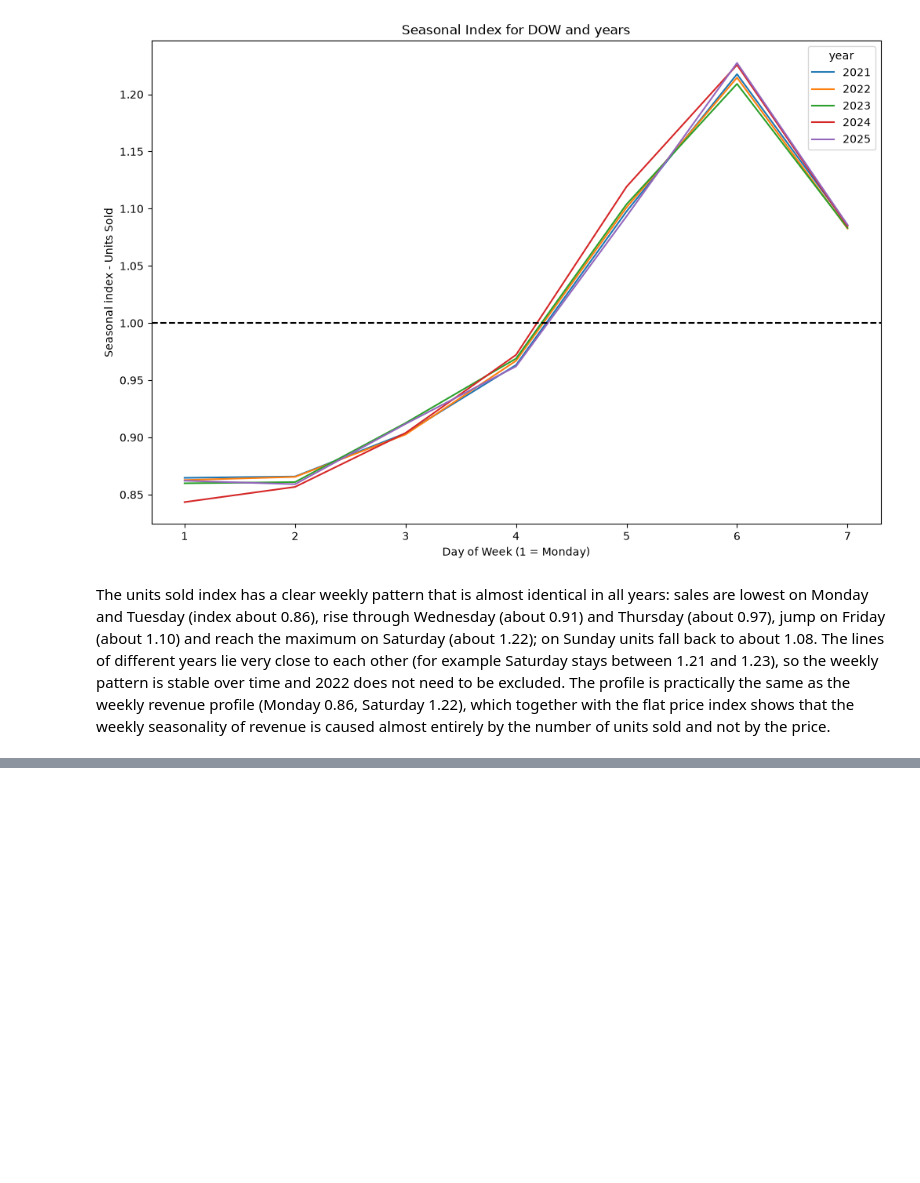
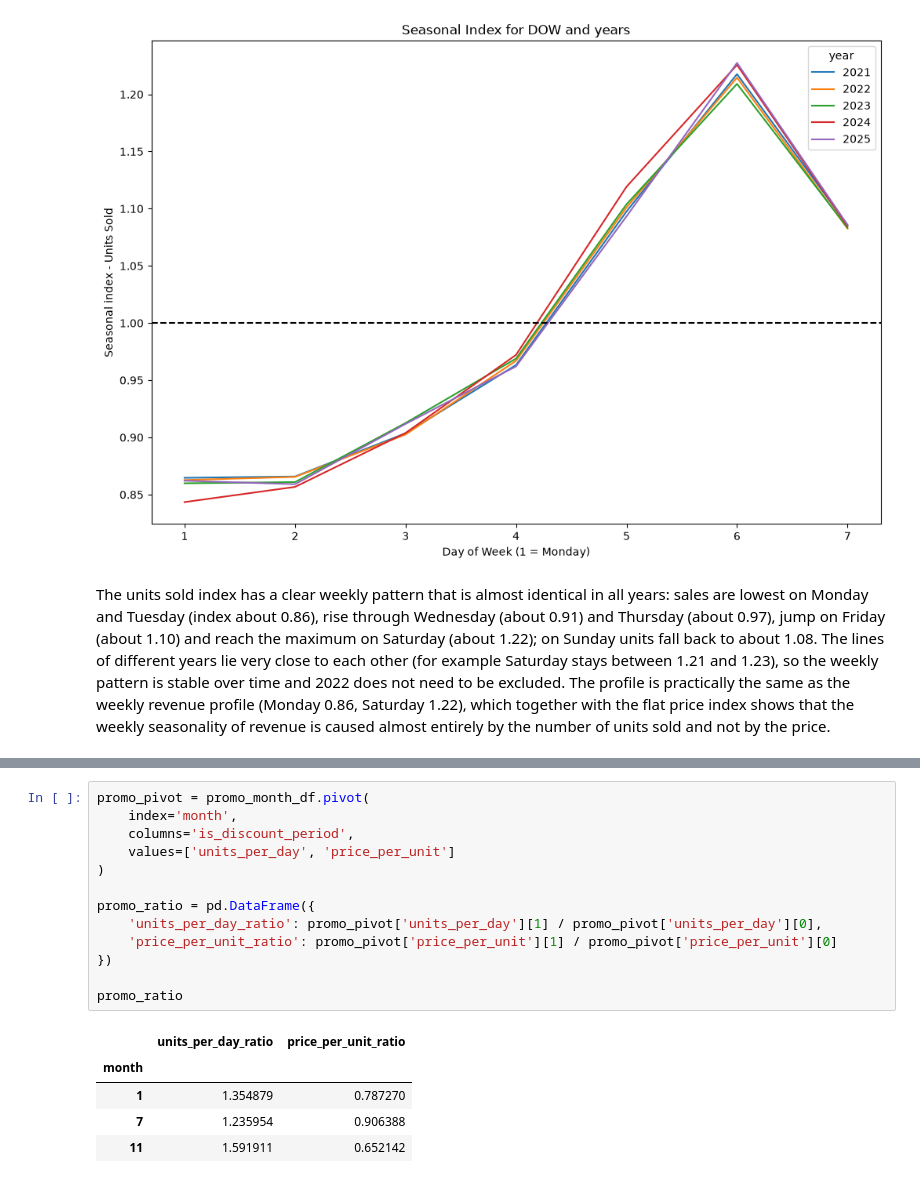
Before and after one commit to Grzegosh/sku_prediction, a Jupyter notebook: EDA.ipynb, the cells around one changed output, grey strips where cells are left out. Drawn from its saved outputs; the diff is of its cells as text; blank space fills up the shorter version.

```diff
--- a/EDA.ipynb
+++ b/EDA.ipynb
@@ -969,0 +1075,19 @@ The units sold index has a clear weekly pattern that is almost identical in all
+# %%
+promo_pivot = promo_month_df.pivot(
+    index='month',
+    columns='is_discount_period',
+    values=['units_per_day', 'price_per_unit']
+)
+
+promo_ratio = pd.DataFrame({
+    'units_per_day_ratio': promo_pivot['units_per_day'][1] / promo_pivot['units_per_day'][0],
+    'price_per_unit_ratio': promo_pivot['price_per_unit'][1] / promo_pivot['price_per_unit'][0]
+})
+
+promo_ratio
+# %% [output]
+|  | units_per_day_ratio | price_per_unit_ratio |
+| month |  |  |
+| 1 | 1.354879 | 0.787270 |
+| 7 | 1.235954 | 0.906388 |
+| 11 | 1.591911 | 0.652142 |
```
Also changed, not shown: parts of 12 cells of this notebook.
